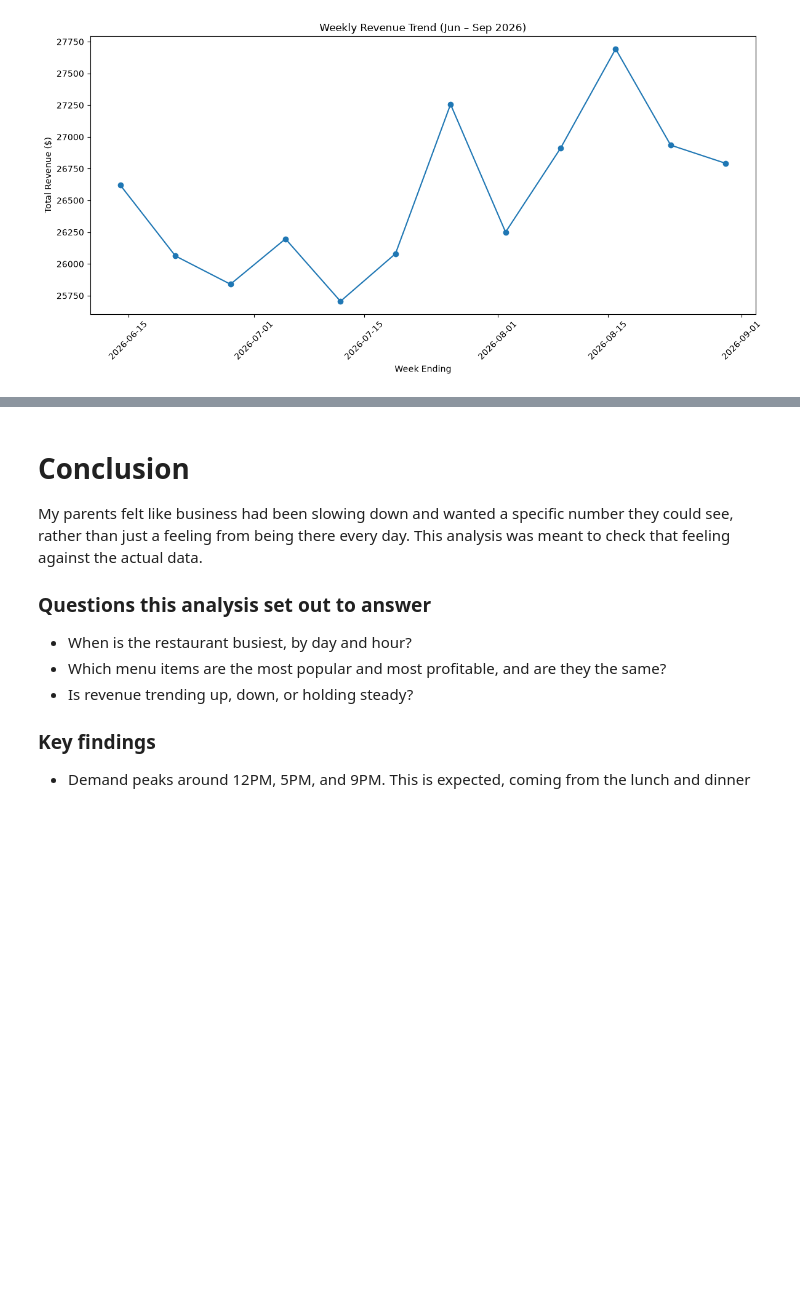
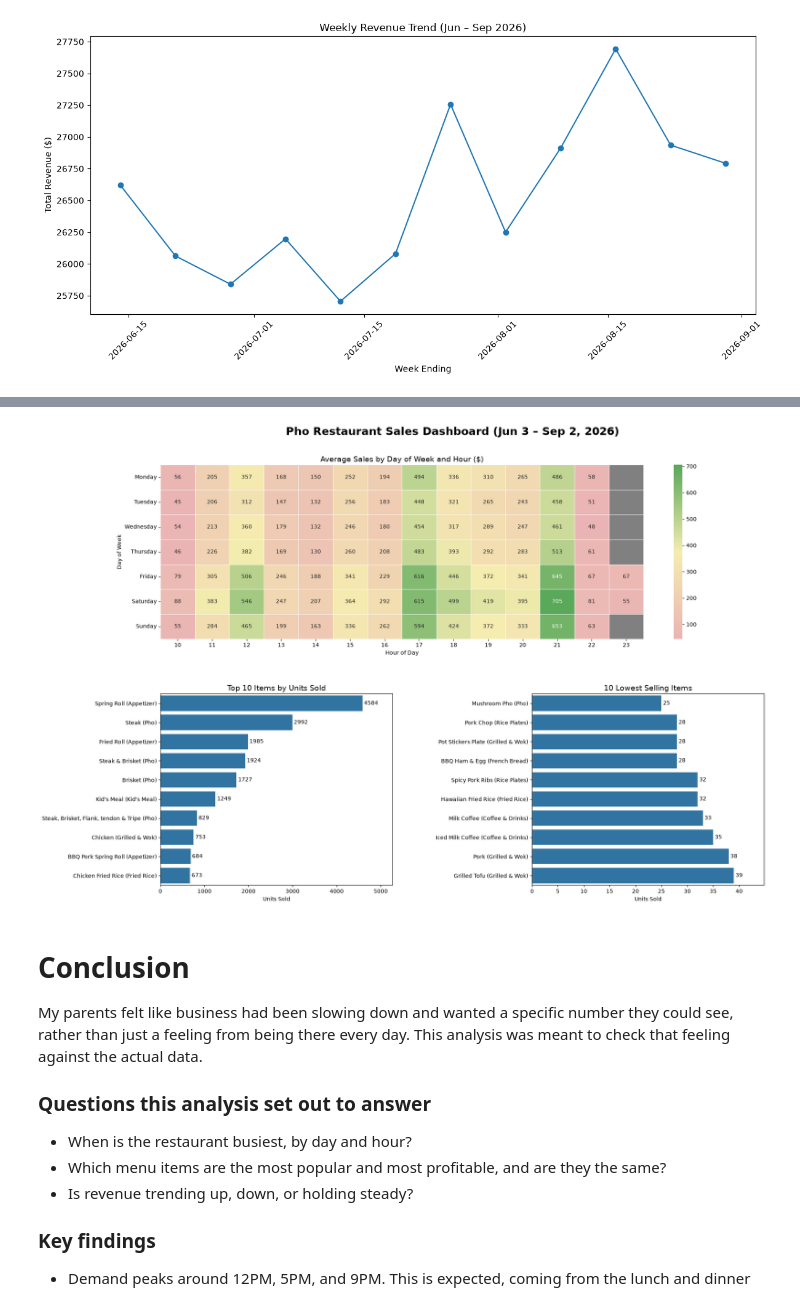
Before and after one commit to SunghunP/pho-restaurant-analysis, a Jupyter notebook: notebooks/eda.ipynb, the cells around one changed output, grey strips where cells are left out. Saved outputs shown, nothing was run; the diff lists cells and outputs as text; code cells hidden in the pictures; blank space fills up the shorter version.

```diff
--- a/notebooks/eda.ipynb
+++ b/notebooks/eda.ipynb
@@ -155,2 +251,0 @@ The only value affected by leading or trailing whitespace is `Thang Noodles`. Th
-# %%
-df['Item'] = df['Item'].str.strip()
@@ -200,5 +262,0 @@ Findings from all four stages are then synthesized into recommendations in the c
-# %%
-df['Hour'] = df['Order_Date'].dt.hour
-df['Day_of_Week'] = df['Order_Date'].dt.day_name()
-
-print(df.head(5))
@@ -233,11 +273,11 @@ Blank grey cells indicate hours when the restaurant was closed and no orders exi
 # %%
 day_order = ['Monday', 'Tuesday', 'Wednesday', 'Thursday', 'Friday', 'Saturday', 'Sunday']
 # Ordered categorical so the heatmap rows read Mon->Sun instead of pandas' default alphabetical sort
-df['Day_of_Week'] = pd.Categorical(df['Day_of_Week'], categories=day_order, ordered=True)
+df['Day_Of_Week'] = pd.Categorical(df['Day_Of_Week'], categories=day_order, ordered=True)
 
 sales_sum = df.pivot_table(
-  index='Day_of_Week',
-  columns='Hour',
+  index='Day_Of_Week',
+  columns='Order_Hour',
   values='Item_Price',
   aggfunc='sum'
 )
@@ -279,8 +319,8 @@ def avg_sales_by_hour_day(order_type, day_counts):
   subset = df[df['Order_Type'] == order_type]
 
   sales_sum = subset.pivot_table(
-    index='Day_of_Week',
-    columns='Hour',
+    index='Day_Of_Week',
+    columns='Order_Hour',
     values='Item_Price',
     aggfunc='sum'
   )
@@ -453,3 +497,38 @@ Freq: W-SUN, Name: Item_Price, dtype: float64
+# %%
+start, end = df['Order_Date'].min(), df['Order_Date'].max()
+period = f'{start:%b} {start.day} – {end:%b} {end.day}, {end.year}'
+
+fig = plt.figure(figsize=(20, 14))
+grid = fig.add_gridspec(2, 2, height_ratios=[1, 1.1], hspace=0.3, wspace=0.6)
+fig.suptitle(f'Pho Restaurant Sales Dashboard ({period})', fontsize=20, fontweight='bold', y=0.95)
+
+# 1. Heatmap: average sales by day and hour
+ax_heat = fig.add_subplot(grid[0, :])
+ax_heat.set_facecolor('grey')
+sns.heatmap(avg_sales, cmap=soft_cmap, annot=True, fmt='.0f', linewidths=0.5, linecolor='white', ax=ax_heat)
+ax_heat.set_title('Average Sales by Day of Week and Hour ($)', fontsize=14)
+ax_heat.set_xlabel('Hour of Day')
+ax_heat.set_ylabel('Day of Week')
+
+# 2 & 3. Top and bottom 10 items by units sold
+ranked = [
+  (grid[1, 0], item_counts.head(10), 'Top 10 Items by Units Sold'),
+  (grid[1, 1], item_counts.sort_values(ascending=True).head(10), '10 Lowest Selling Items'),
+]
+for position, items, title in ranked:
+  ax = fig.add_subplot(position)
+  labels = [f'{item} ({category})' for item, category in items.index]
+  sns.barplot(x=items.values, y=labels, orient='h', ax=ax)
+  ax.bar_label(ax.containers[0], padding=3)
+  ax.set_xlim(0, items.max() * 1.15)
+  ax.set_title(title, fontsize=14)
+  ax.set_xlabel('Units Sold')
+  ax.set_ylabel('')
+
+plt.savefig('../output/sales_dashboard.png', dpi=150, bbox_inches='tight')
+plt.show()
+# %% [output]
+[figure, added]
 # %% [markdown]
 # Conclusion
 
```
Also changed, not shown: parts of 45 cells of this notebook.
